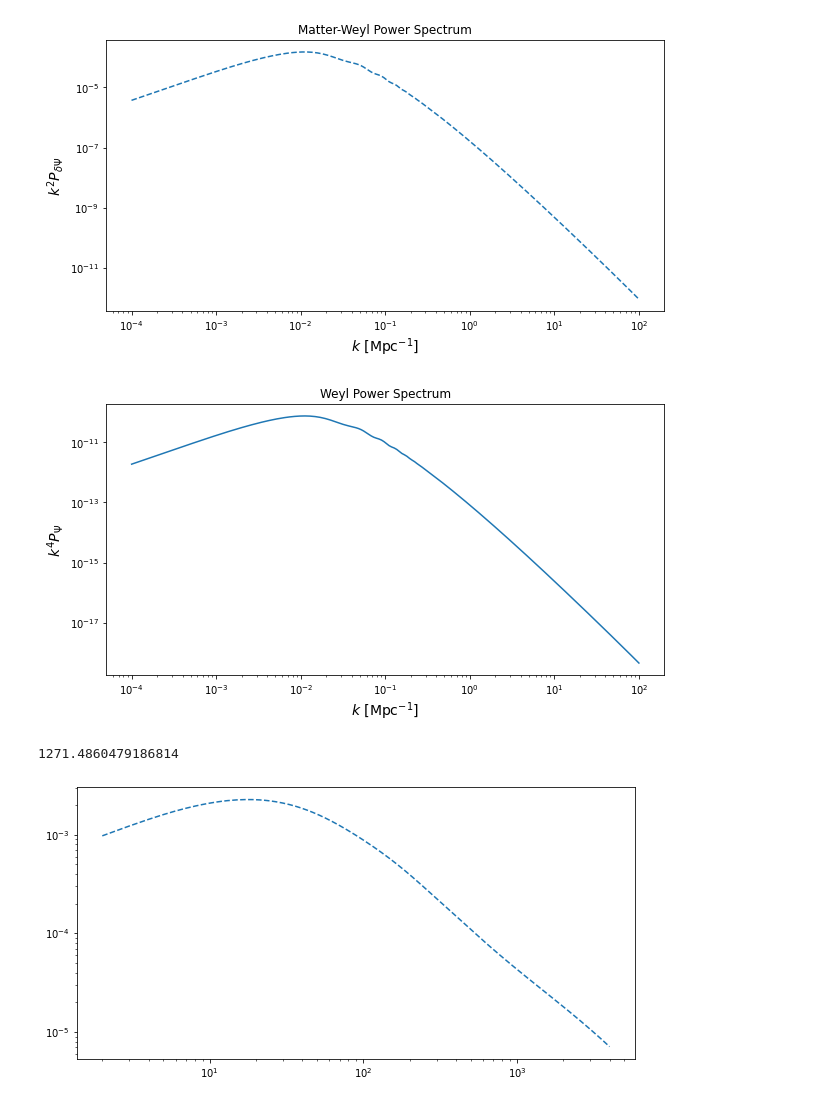
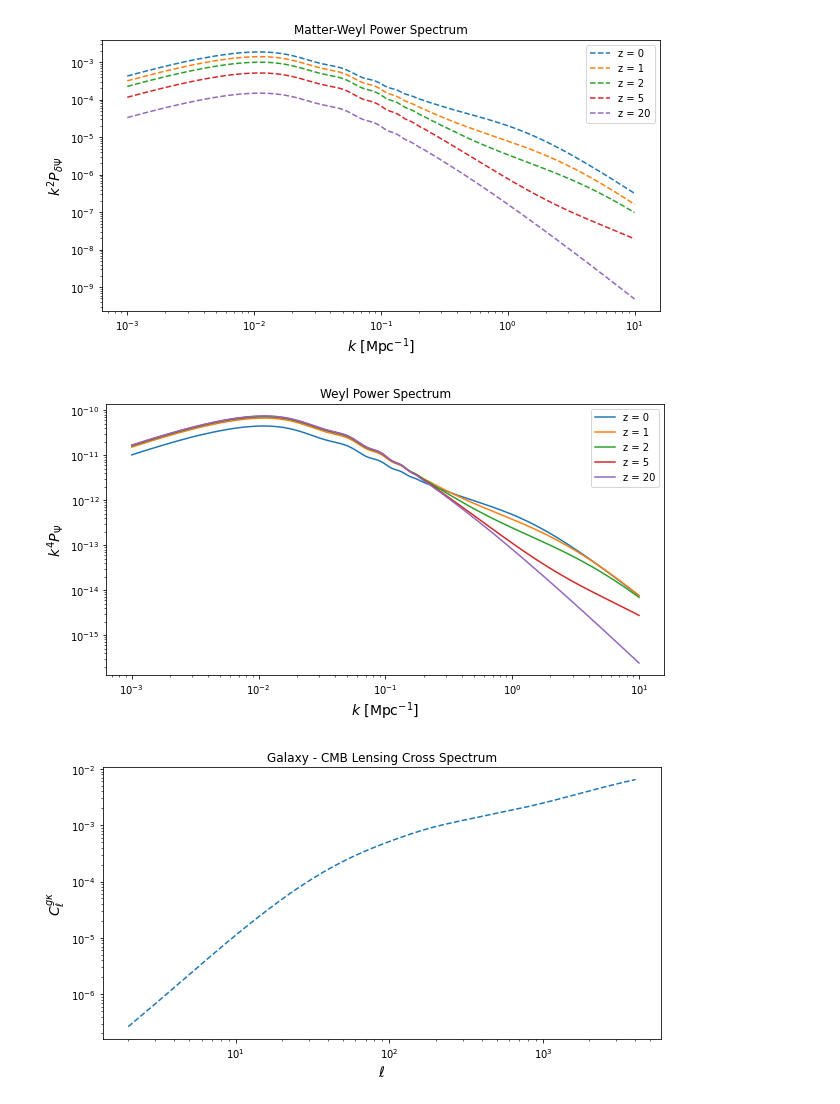
Before and after one commit to mfrobertson/omegaQE, a Jupyter notebook: kkomega/LSS.ipynb, the cells around one changed output. Saved outputs shown, nothing was run; the diff lists cells and outputs as text; code cells hidden in the pictures.

```diff
--- a/kkomega/LSS.ipynb
+++ b/kkomega/LSS.ipynb
@@ -25,46 +27,50 @@ plt.show()
 # %%
 # Matter-Weyl Power Spectrum
 power = Powerspectra()
-ks = np.logspace(-4, 2, 200)
-z = 20
-ps = power.get_matter_ps("matter-weyl", z, ks)
+ks = np.logspace(-3, 1, 200)
+zs = np.array([0, 1, 2, 5, 20])
 
 plt.figure()
-plt.loglog(ks, np.abs(ps), linestyle="--")
-plt.ylabel("$k^2P_{\delta\Psi}$", fontsize=14)
-plt.xlabel("$k$ [Mpc$^{-1}$]", fontsize=14)
-plt.title("Matter-Weyl Power Spectrum")
+for z in zs:
+    ps = power.get_matter_ps("matter-weyl", z, ks)
+    plt.loglog(ks, np.abs(ps), linestyle="--", label=f"z = {z}")
+    plt.ylabel("$k^2P_{\delta\Psi}$", fontsize=14)
+    plt.xlabel("$k$ [Mpc$^{-1}$]", fontsize=14)
+    plt.title("Matter-Weyl Power Spectrum")
+plt.legend()
 plt.show()
 # %% [output]
-[figure, old version]
+[figure, new version]
 # %%
 # Weyl Potential Power Spectrum
 power = Powerspectra()
-ks = np.logspace(-4, 2, 200)
-z = 20
-ps = power.get_matter_ps("weyl", z, ks)
+ks = np.logspace(-3, 1, 200)
+zs = np.array([0, 1, 2, 5, 20])
 
 plt.figure()
-plt.loglog(ks, ps)
-plt.ylabel("$k^4P_{\Psi}$", fontsize=14)
-plt.xlabel("$k$ [Mpc$^{-1}$]", fontsize=14)
-plt.title("Weyl Power Spectrum")
+for z in zs:
+    ps = power.get_matter_ps("weyl", z, ks)
+    plt.loglog(ks, ps, label=f"z = {z}")
+    plt.ylabel("$k^4P_{\Psi}$", fontsize=14)
+    plt.xlabel("$k$ [Mpc$^{-1}$]", fontsize=14)
+    plt.title("Weyl Power Spectrum")
+plt.legend()
 plt.show()
 # %% [output]
-[figure, old version]
+[figure, new version]
-# %%
-cosmo = Cosmology()
-print(cosmo.z_to_Chi(0.311))
-# %% [output]
-1271.4860479186814
 # %%
+cosmo = Cosmology()
 Chi_str = cosmo.get_chi_star()
 ellmax = 4000
 ells = np.arange(2, ellmax + 1, 1)
 Cl_gk = power.get_gal_kappa_ps(ells, Chi_str)
 plt.figure()
 #plt.loglog(ells, np.abs(Cl_gk)*(ells*(ells + 1))**2/(2*np.pi))
-plt.loglog(ells, np.abs(Cl_gk), linestyle="--")
+plt.loglog(ells, np.abs(Cl_gk)*(ells*(ells + 1))/(2*np.pi), linestyle="--")
+#plt.loglog(ells, np.abs(Cl_gk), linestyle="--")
+plt.ylabel("$C_{\ell}^{g\kappa}$", fontsize=14)
+plt.xlabel("$\ell$", fontsize=14)
+plt.title("Galaxy - CMB Lensing Cross Spectrum")
 plt.show()
 # %% [output]
-[figure, old version]
+[figure, new version]
```
Also changed, not shown: parts of 22 cells of this notebook, 7 other files.
